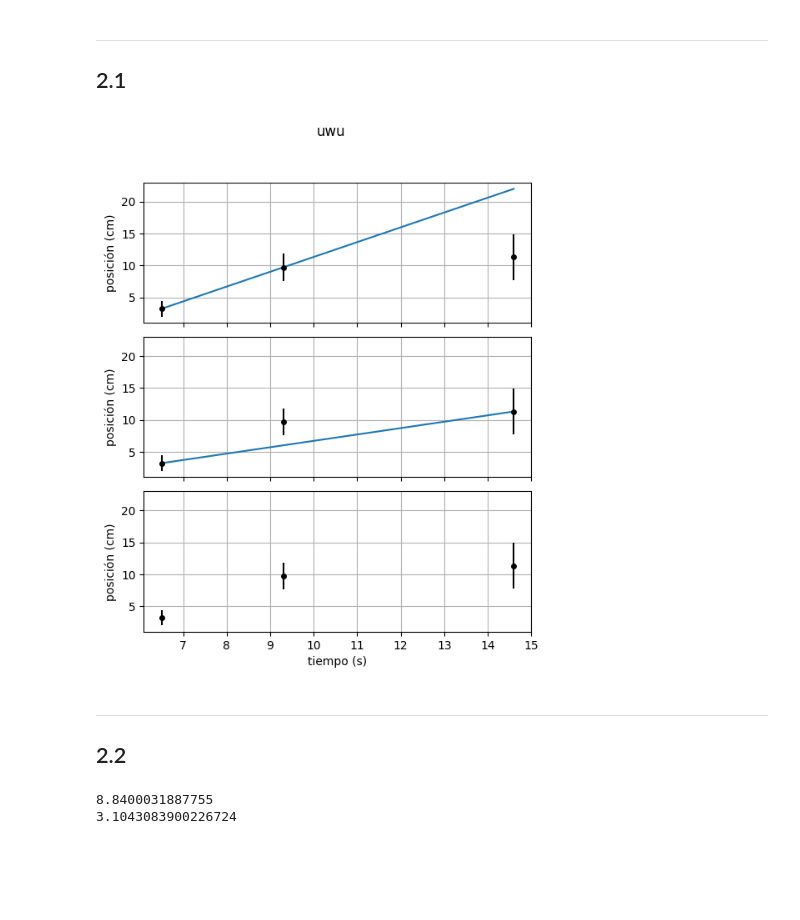
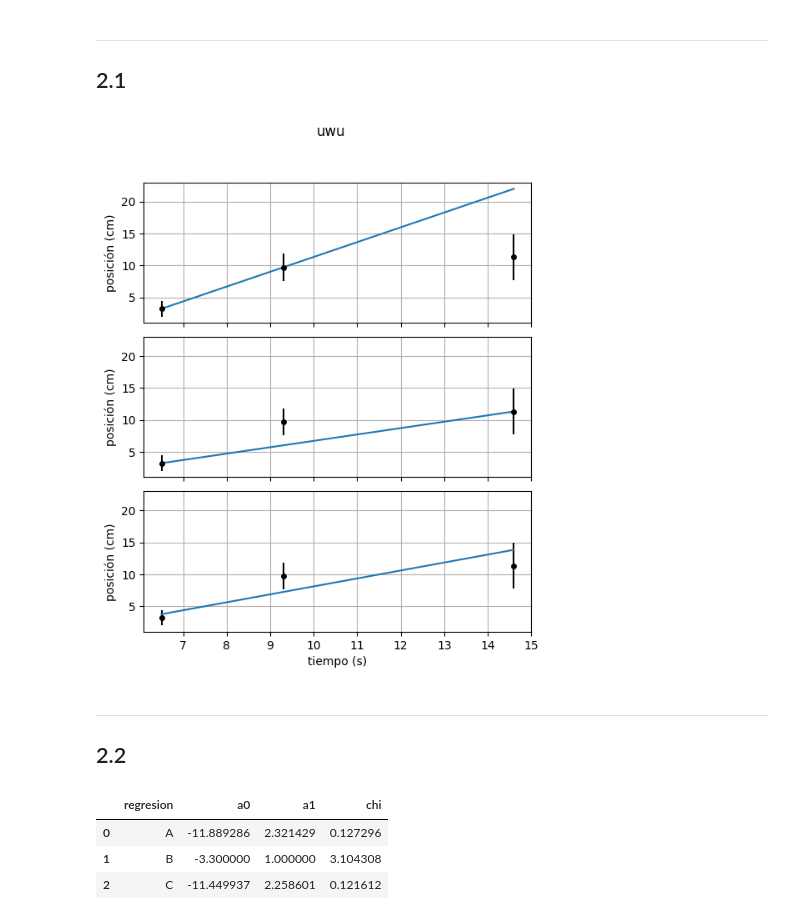
Before and after one commit to dangarciahe/ProblemasExperimental, a Jupyter notebook: Punto2.ipynb, the cells around one changed output. Cells and saved outputs as stored; diff of their text form; code cells hidden in the pictures; blank space fills up the shorter version.

```diff
--- a/Punto2.ipynb
+++ b/Punto2.ipynb
@@ -15,10 +16,15 @@ datos
 ---
 ## 2.1
 # %%
+## Plot the points in the graphs
 def plot_points(index, xdata, ydata, yerror):
     axis[index].errorbar(xdata,ydata, yerr=yerror, fmt=".", color="black", markersize=8)
 
+## Linear function to fit
+def func_linear(x, m, b):
+    return (m*x + b)
 
+## Given m,b,xdata, find the corresponding yvalues for a line
 def reg_values(m,b,xdata):
     ydata = []
     for ii in range (len(xdata)):
@@ -26,12 +32,14 @@ def reg_values(m,b,xdata):
     return ydata
 
 
+## Given 2 (x,y) points, finds m and b of the line that connects these points
 def find_mb(x1, x2, y1, y2):
     m = (y2-y1)/(x2-x1)
     b = -m*x1 + y1
     return m,b
 
 
+## Given m,b and plt.axis, plots the function
 def plot_line(obj, m, b):
     XX = np.linspace(xmin, xmax, 2)
     YY = []
@@ -44,36 +52,41 @@ xmin = datos["t(s)"][0]
 xmax = datos["t(s)"][2]
 
 m1, b1 = find_mb(datos["t(s)"][0], datos["t(s)"][1], datos["x(cm)"][0], datos["x(cm)"][1])
 m2, b2 = find_mb(datos["t(s)"][0], datos["t(s)"][2], datos["x(cm)"][0], datos["x(cm)"][2])
+popt_xi1, pcov_xi1 = curve_fit(func_linear, datos["t(s)"], datos["x(cm)"], sigma=datos["sigmax(cm)"])
+mxi1, bxi1 = popt_xi1
 
+
+
+# Used for finding xi2 of each regression
 y1data = reg_values(m1, b1, datos["t(s)"])
 y2data = reg_values(m2, b2, datos["t(s)"])
+y3data = reg_values(mxi1, bxi1, datos["t(s)"])
 
 
 fig = plt.figure(figsize=(6,7))
 gs = fig.add_gridspec(3, hspace=0.1) #Sin espacio entre las gráficas
 axis = gs.subplots(sharex=True, sharey=True)
 fig.suptitle("uwu")
 for ii in range (len(axis)):
     plot_points(ii, datos["t(s)"], datos["x(cm)"], datos["sigmax(cm)"])
     axis[ii].set(ylabel="posición (cm)")
     #axis[ii].legend()
     #axis[ii].label_outer() #Quita los ticks de las gráficas no fronteras
     #axis[ii].minorticks_on()
     axis[ii].grid(which="both")
     axis[ii].set_axisbelow(True)
 
 plot_line(axis[0], m1, b1)
 plot_line(axis[1], m2, b2)
-
-
+plot_line(axis[2], mxi1, bxi1)
 
 
 plt.xlabel("tiempo (s)")
 #plt.savefig("12.pdf")
 plt.show()
 # %% [output]
-[figure, old version]
+[figure, new version]
 # %% [markdown]
 ---
 ## 2.2
@@ -86,9 +99,16 @@ def find_xi(xdata, ydata, yerror, f):
 
 xi1 = find_xi(datos["t(s)"], datos["x(cm)"], datos["sigmax(cm)"], y1data)
 xi2 = find_xi(datos["t(s)"], datos["x(cm)"], datos["sigmax(cm)"], y2data)
+xixi = find_xi(datos["t(s)"], datos["x(cm)"], datos["sigmax(cm)"], y3data)
+
+## DataFrame con los valores de las regresiones
+df_regval = pd.DataFrame(columns=['regresion','a0', 'a1', 'chi'])
+df_regval.loc[0] = ["A", b1, m1, xi1]
+df_regval.loc[1] = ["B", b2, m2, xi2]
+df_regval.loc[2] = ["C", bxi, mxi, xixi]
+df_regval
+# %% [output]
+|  | regresion | a0 | a1 | chi |
+| 0 | A | -11.889286 | 2.321429 | 0.127296 |
+| 1 | B | -3.300000 | 1.000000 | 3.104308 |
+| 2 | C | -11.449937 | 2.258601 | 0.121612 |
-# %%
-print (xi1)
-print (xi2)
-# %% [output]
-8.8400031887755
-3.1043083900226724
```
Also changed, not shown: parts of 3 cells of this notebook.
